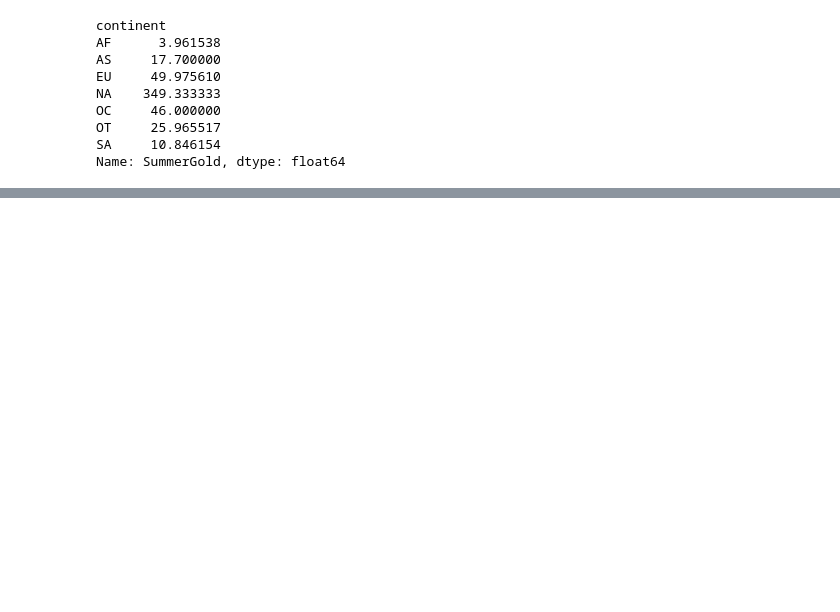
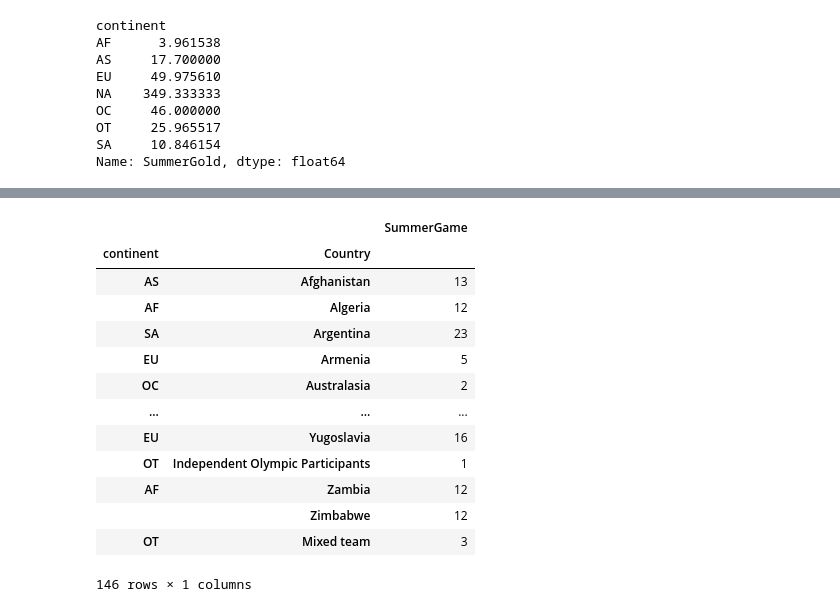
Before and after one commit to PNYWT/Python-For-Data-Science, a Jupyter notebook: Data Science with Big data/Homework/Homework Week 6.ipynb, the cells around one changed output, grey strips where cells are left out. Cells and saved outputs as stored; diff of their text form; code cells hidden in the pictures; blank space fills up the shorter version.

```diff
--- a/Data Science with Big data/Homework/Homework Week 6 ทำ 1-12 ก่อน และข้อ 15 เป็นต้นไป.ipynb
+++ b/Data Science with Big data/Homework/Homework Week 6.ipynb
@@ -435,0 +467,18 @@ Name: SummerGold, dtype: float64
+# %%
+df_JoinOly = df_JoinOly.set_index( ["continent","Country"] )
+df_JoinOly
+# %% [output]
+|  |  | SummerGame |
+| continent | Country |  |
+| AS | Afghanistan | 13 |
+| AF | Algeria | 12 |
+| SA | Argentina | 23 |
+| EU | Armenia | 5 |
+| OC | Australasia | 2 |
+| ... | ... | ... |
+| EU | Yugoslavia | 16 |
+| OT | Independent Olympic Participants | 1 |
+| AF | Zambia | 12 |
+|  | Zimbabwe | 12 |
+| OT | Mixed team | 3 |
+146 rows × 1 columns
```
Also changed, not shown: parts of 9 cells of this notebook, 6 other files.
